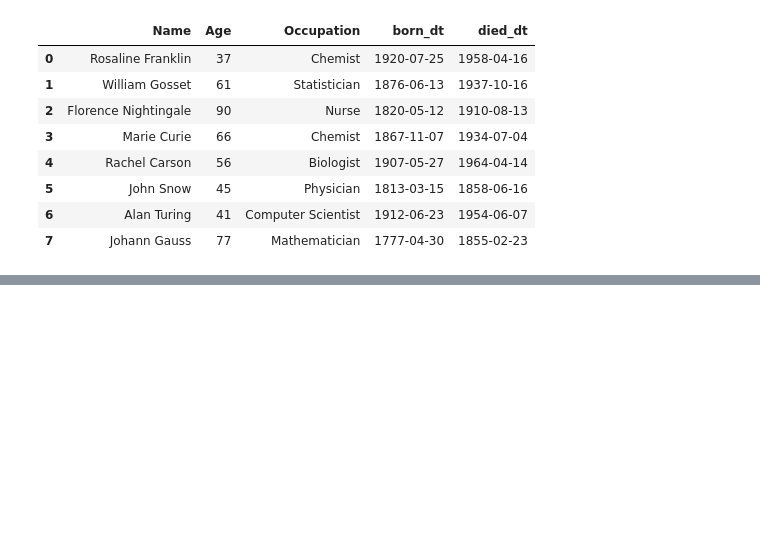
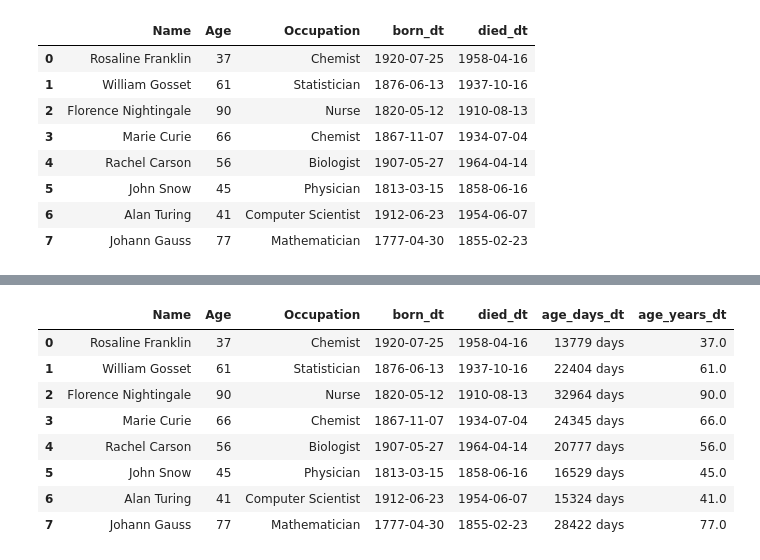
Before and after one commit to KChenDu/pandasNote, a Jupyter notebook: training/02-more_pandas.ipynb, the cells around one changed output, grey strips where cells are left out. Drawn from its saved outputs; the diff is of its cells as text; code cells hidden in the pictures; blank space fills up the shorter version.

```diff
--- a/training/02-more_pandas.ipynb
+++ b/training/02-more_pandas.ipynb
@@ -298,0 +306,3 @@ scientists.to_csv('scientists_clean.csv', index=False)
+# %%
+scientists['age_days_dt'] = scientists['died_dt'] - scientists['born_dt']
+scientists
@@ -298,0 +319,13 @@ scientists.to_csv('scientists_clean.csv', index=False)
+# %%
+scientists['age_years_dt'] = scientists['age_days_dt'].astype('timedelta64[Y]')
+scientists
+# %% [output]
+|  | Name | Age | Occupation | born_dt | died_dt | age_days_dt | age_years_dt |
+| 0 | Rosaline Franklin | 37 | Chemist | 1920-07-25 | 1958-04-16 | 13779 days | 37.0 |
+| 1 | William Gosset | 61 | Statistician | 1876-06-13 | 1937-10-16 | 22404 days | 61.0 |
+| 2 | Florence Nightingale | 90 | Nurse | 1820-05-12 | 1910-08-13 | 32964 days | 90.0 |
+| 3 | Marie Curie | 66 | Chemist | 1867-11-07 | 1934-07-04 | 24345 days | 66.0 |
+| 4 | Rachel Carson | 56 | Biologist | 1907-05-27 | 1964-04-14 | 20777 days | 56.0 |
+| 5 | John Snow | 45 | Physician | 1813-03-15 | 1858-06-16 | 16529 days | 45.0 |
+| 6 | Alan Turing | 41 | Computer Scientist | 1912-06-23 | 1954-06-07 | 15324 days | 41.0 |
+| 7 | Johann Gauss | 77 | Mathematician | 1777-04-30 | 1855-02-23 | 28422 days | 77.0 |
```
Also changed, not shown: parts of 15 cells of this notebook, 2 other files.
